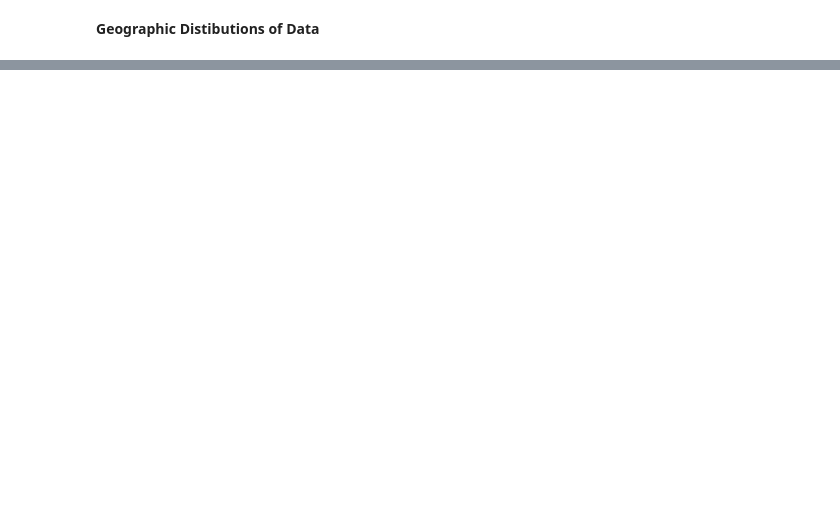
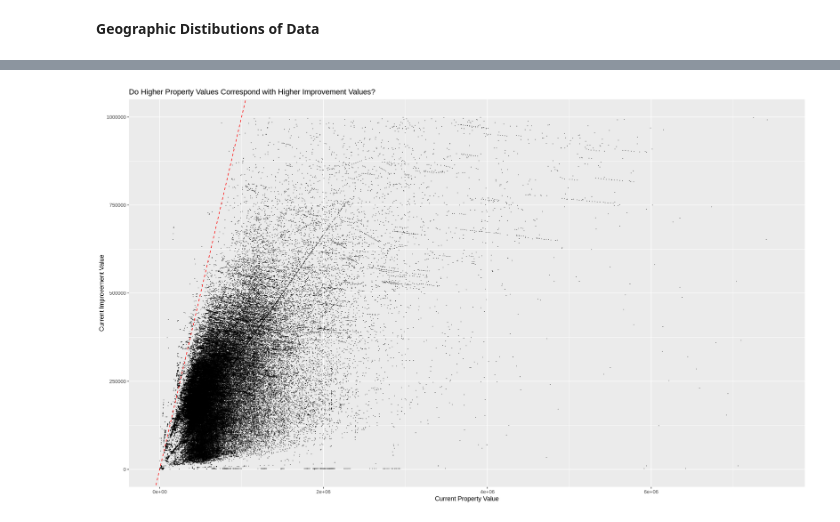
Before and after one commit to halarii/dsci100-2023s1-group-44, a Jupyter notebook: exploratory-analysis.ipynb, the cells around one changed output, grey strips where cells are left out. Cells and saved outputs as stored; diff of their text form; code cells hidden in the pictures; blank space fills up the shorter version.

```diff
--- a/exploratory-analysis.ipynb
+++ b/exploratory-analysis.ipynb
@@ -126,0 +117,15 @@ ptax_plot
+# %%
+## Property Tax Plot
+options(repr.plot.width = 17, repr.plot.height =10)
+pval_vs_impv <- ptax_df_merged |>
+                mutate(lat = as.double(lat)) |>
+                mutate(long = as.double(long)) |>
+                filter(LEGAL_TYPE == "STRATA") |>
+                ggplot(aes(x=CURRENT_LAND_VALUE,y=CURRENT_IMPROVEMENT_VALUE)) +
+                geom_point(alpha = 0.5, size = 0.025) +
+                xlim(0, 7.5*10^6) +
+                ylim(0, 10^6) +
+                geom_abline(intercept = 0, slope = 1, color="red", linetype="dashed", size=0.5)+
+                labs(x = "Current Property Value", y = "Current Improvement Value", color = "Current Land Value", title = "Do Higher Property Values Correspond with Higher Improvement Values?")
+pval_vs_impv
+# %% [output]
@@ -126,0 +134 @@ ptax_plot
+[figure, added]
```
Also changed, not shown: parts of 5 cells of this notebook.
